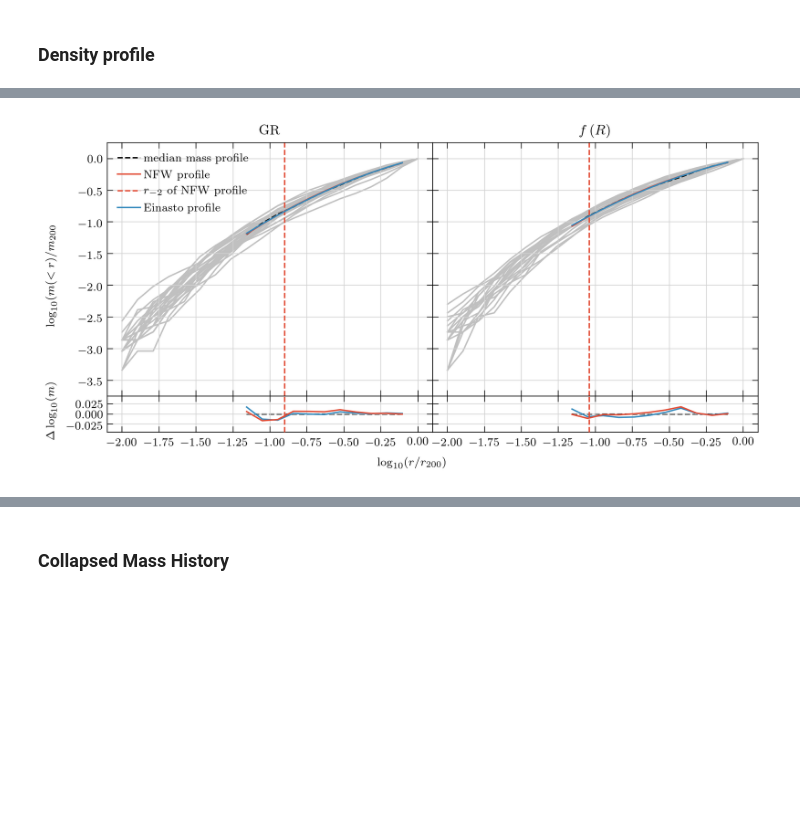
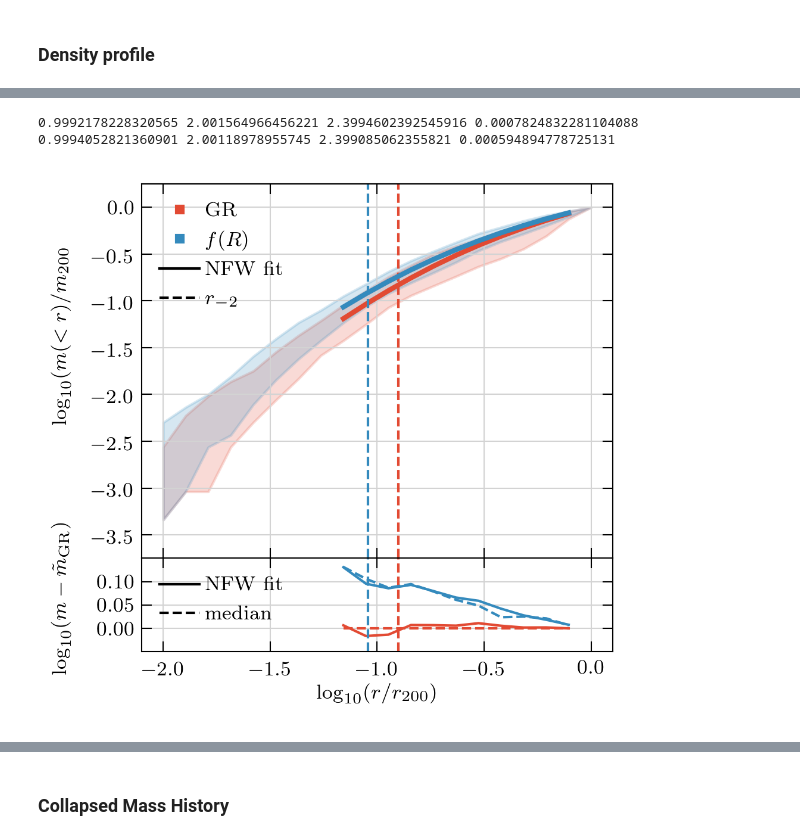
Before and after one commit to oleskiewicz/hbtp, a Jupyter notebook: comparison.ipynb, the cells around one changed output, grey strips where cells are left out. Saved outputs shown, nothing was run; the diff lists cells and outputs as text; code cells hidden in the pictures; blank space fills up the shorter version.

Commit message:
update figures from notebooks

```diff
--- a/comparison.ipynb
+++ b/comparison.ipynb
@@ -82,11 +82,11 @@ def fit_nfw(xs, ps, idx):
     L = np.exp(-chi2)
     AIC = 2 * 1 - 2 * np.log(L)
     BIC = np.log(np.size(idx)) * 1 - 2 * np.log(L)
-
-    return L, AIC, BIC, chi2, popt
+    print(L, AIC, BIC, chi2)
+    return popt
 
 
-def fit_einasto(xs, ps, idx):
+def fit_ein(xs, ps, idx):
     def f(x, c, a):
         return np.log10(cosmology.einasto.m(np.power(10.0, x), c, a))
 
@@ -101,8 +101,8 @@ def fit_einasto(xs, ps, idx):
     L = np.exp(-chi2)
     AIC = 2 * 2 - 2 * np.log(L)
     BIC = np.log(np.size(idx)) * 2 - 2 * np.log(L)
-
-    return L, AIC, BIC, chi2, popt
+    print(L, AIC, BIC, chi2)
+    return popt
 # %%
 def halo_profiles(hs):
     ps = hs["Profile"]
@@ -198,0 +174,5 @@ def plot_profiles(ax, ax_res, haloes):
+# %%
+ps_gr, xs_gr, p_gr, idx_gr = halo_profiles(haloes_gr)
+c_gr, rho_s_gr = halo_profiles_nfw(ps_gr, xs_gr, idx_gr)
+ps_f6, xs_f6, p_f6, idx_f6 = halo_profiles(haloes_f6)
+c_f6, rho_s_f6 = halo_profiles_nfw(ps_f6, xs_f6, idx_f6)
@@ -199,37 +182,48 @@ def plot_profiles(ax, ax_res, haloes):
 # %%
-fig = plt.figure(figsize=[7.0, 3.4])
-grid = plt.GridSpec(8, 2, hspace=0.0, wspace=0.0)
+fig = plt.figure(figsize=[3.4, 3.4])
+grid = plt.GridSpec(5, 1, hspace=0.0, wspace=0.0)
 
 ax = [
-    [
-        fig.add_subplot(grid[0:-1, 0], xlim=[-2.1, 0.1], ylim=[-3.75, 0.25]),
-        fig.add_subplot(grid[-1, 0], xlim=[-2.1, 0.1], ylim=[-0.045, 0.045]),
-    ],
-    [
-        fig.add_subplot(
-            grid[0:-1, 1], xlim=[-2.1, 0.1], ylim=[-3.75, 0.25], yticklabels=[]
-        ),
-        fig.add_subplot(
-            grid[-1, 1], xlim=[-2.1, 0.1], ylim=[-0.045, 0.045], yticklabels=[]
-        ),
-    ],
+    fig.add_subplot(
+        grid[0:-1, 0], xlim=[-2.1, 0.1], ylim=[-3.75, 0.25], xticklabels=[]
+    ),
+    fig.add_subplot(
+        grid[-1, 0], xlim=[-2.1, 0.1], ylim=[-0.05, 0.15], yticks=[0.0, 0.05, 0.1]
+    ),
 ]
 
-fig.text(0.5, -0.025, r"$\log_{10}(r / r_{200})$", ha="center")
-fig.text(0.0, 0.65, r"$\log_{10}(m(<r) / m_{200}$", ha="center", rotation="vertical")
-fig.text(0.0, 0.2, r"$\Delta\log_{10}(m)$", ha="center", rotation="vertical")
+ax[1].set_xlabel(r"$\log_{10}(r / r_{200})$")
+fig.text(0.0, 0.75, r"$\log_{10}(m(<r) / m_{200}$", ha="center", rotation="vertical")
+fig.text(
+    0.0, 0.3, r"$\log_{10}(m-\tilde{m}_{\rm GR})$", ha="center", rotation="vertical"
+)
 
-plot_profiles(ax[0][0], ax[0][1], haloes_gr)
-plot_profiles(ax[1][0], ax[1][1], haloes_f6)
+plot_profiles_nfw(ax[0], ax[1], haloes_gr, "C0", p_gr)
+plot_profiles_nfw(ax[0], ax[1], haloes_f6, "C1", p_gr)
 
-ax[0][0].set_title("GR")
-ax[1][0].set_title(r"$f\left(R\right)$")
+ax[0].legend(
+    handles=[
+        matplotlib.lines.Line2D(
+            [], [], color="C0", marker="s", linestyle="", label="GR"
+        ),
+        matplotlib.lines.Line2D(
+            [], [], color="C1", marker="s", linestyle="", label=r"$f(R)$"
+        ),
+        matplotlib.lines.Line2D([], [], color="k", linestyle="-", label="NFW fit"),
+        matplotlib.lines.Line2D([], [], color="k", linestyle="--", label=r"$r_{-2}$"),
+    ]
+)
+ax[1].legend(
+    handles=[
+        matplotlib.lines.Line2D([], [], color="k", linestyle="-", label="NFW fit"),
+        matplotlib.lines.Line2D([], [], color="k", linestyle="--", label="median"),
+    ]
+)
 
-ax[0][0].legend(loc="upper left")
-
-fig.tight_layout()
 
 if savefig:
-    fig.savefig("./plots/prof_%02d.pdf" % snap)
+    fig.savefig("./plots/prof_nfw_%02d.pdf" % snap)
 # %% [output]
+0.9992178228320565 2.001564966456221 2.3994602392545916 0.0007824832281104088
+0.9994052821360901 2.00118978955745 2.399085062355821 0.000594894778725131
-[figure, old version]
+[figure, new version]
```
Also changed, not shown: parts of 22 cells of this notebook, 2 other files.
